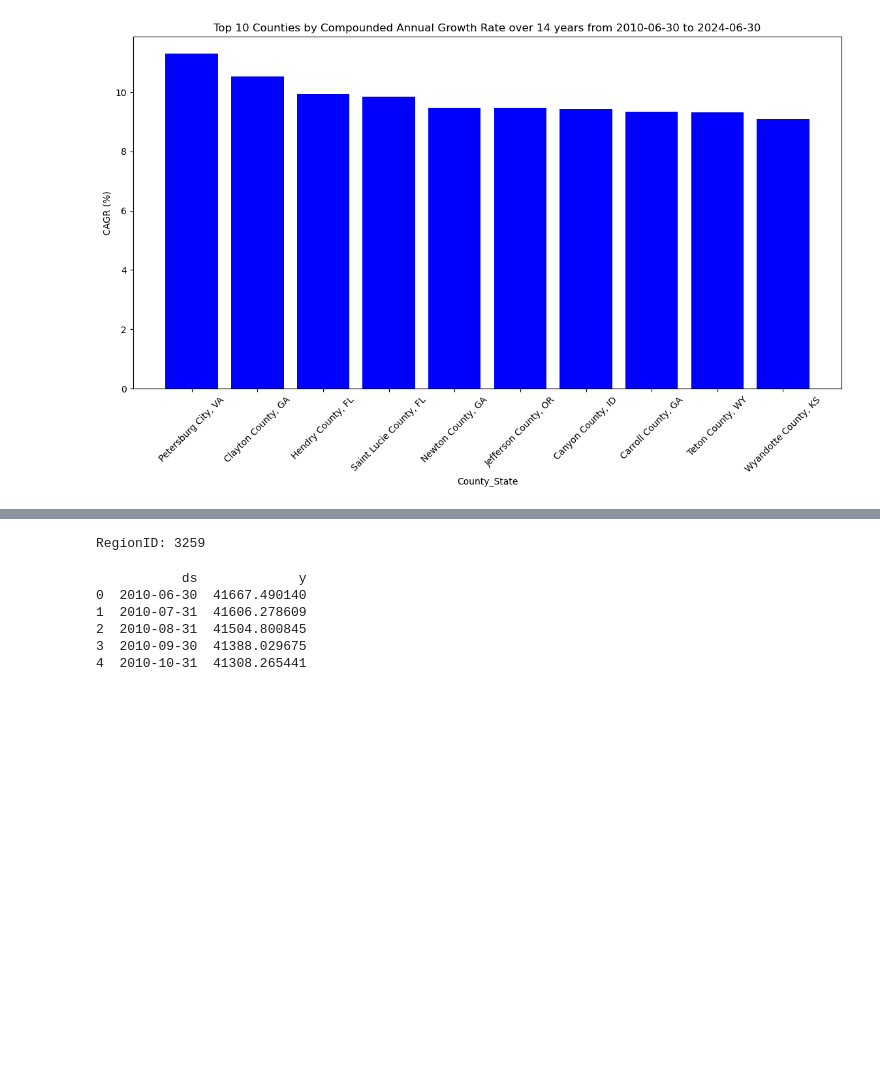
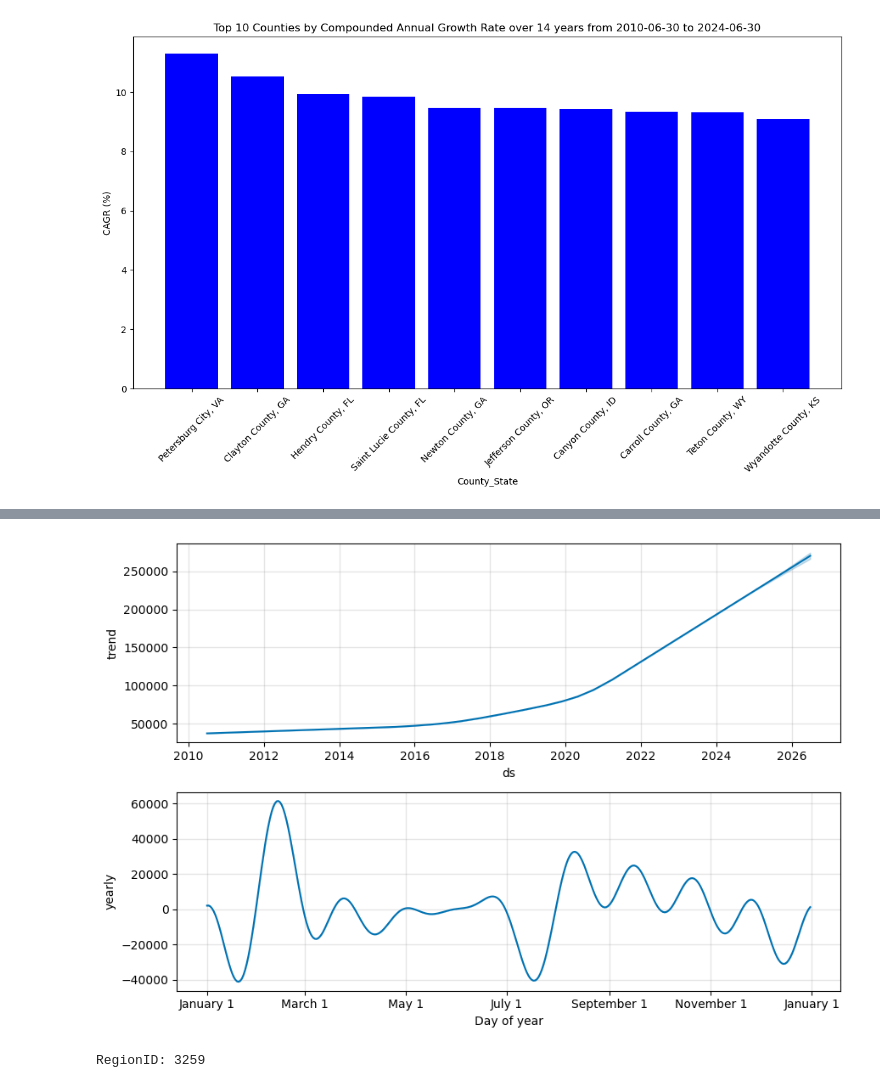
Before and after one commit to dfquinn23/Project_1, a Jupyter notebook: Zillow/home_values_county.ipynb, the cells around one changed output, grey strips where cells are left out. Cells and saved outputs as stored; diff of their text form; code cells hidden in the pictures; blank space fills up the shorter version.

```diff
--- a/Zillow/home_values_county.ipynb
+++ b/Zillow/home_values_county.ipynb
@@ -279,3 +311,8 @@ plt.show()
+# %%
+# Plot the components of the forecast
+fig_0_2 = model_index0.plot_components(forecast)
+# %% [output]
+[figure, added]
 # %%
 # For use to try and use RegionID as a key across datasets
 
@@ -289,18 +326,3 @@ region_id = region_id.iloc[0] if not region_id.empty else None
 print("RegionID:", region_id)
 # %% [output]
 RegionID: 3259
-# %%
-# Prepare data for Prophet
-prophet_df = plot_data.copy()
-prophet_df.reset_index(inplace=True)  # Make the index into a column
-prophet_df.columns = ['ds', 'y']  # Rename columns to what Prophet expects
-
-# Display the new DataFrame ready for Prophet
-print(prophet_df.head())
-# %% [output]
-           ds             y
-0  2010-06-30  41667.490140
-1  2010-07-31  41606.278609
-2  2010-08-31  41504.800845
-3  2010-09-30  41388.029675
-4  2010-10-31  41308.265441
```
Also changed, not shown: parts of 6 cells of this notebook.
